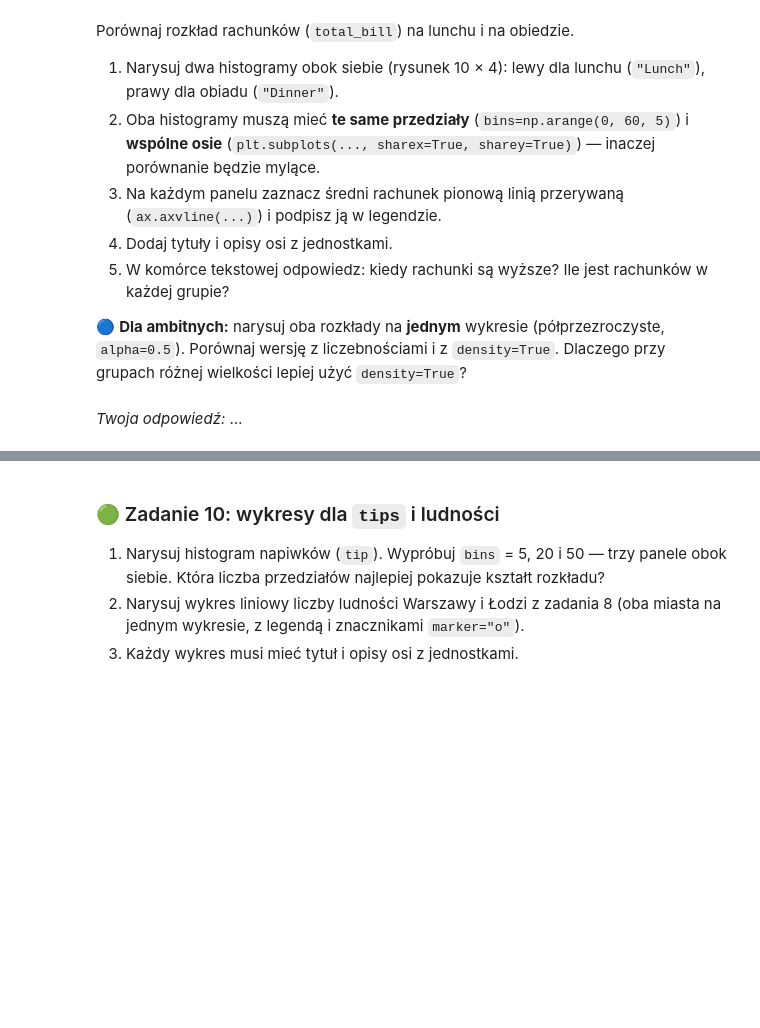
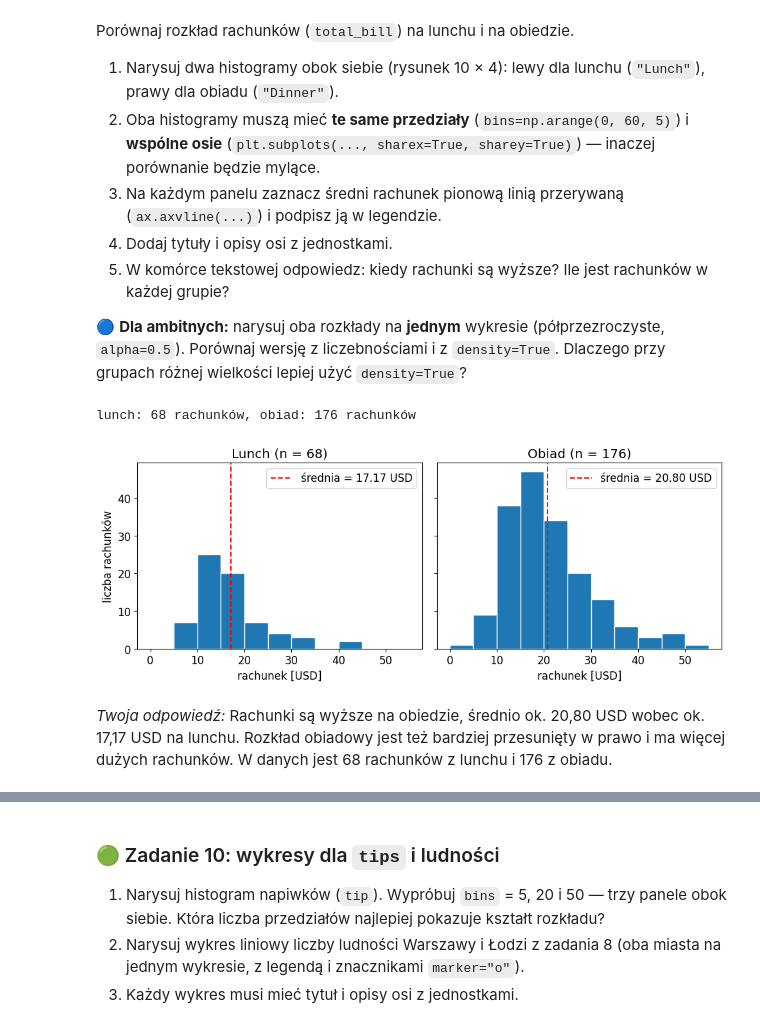
Before and after one commit to kuba11g/Eksploracja_Danych, a Jupyter notebook: ED_Lab1_python_do_analizy_danych.ipynb, the cells around one changed output, grey strips where cells are left out. Drawn from its saved outputs; the diff is of its cells as text; code cells hidden in the pictures; blank space fills up the shorter version.

```diff
--- a/ED_Lab1_python_do_analizy_danych.ipynb
+++ b/ED_Lab1_python_do_analizy_danych.ipynb
@@ -436,7 +854,25 @@ Porównaj rozkład rachunków (`total_bill`) na lunchu i na obiedzie.
 
 🔵 **Dla ambitnych:** narysuj oba rozkłady na **jednym** wykresie (półprzezroczyste, `alpha=0.5`). Porównaj wersję z liczebnościami i z `density=True`. Dlaczego przy grupach różnej wielkości lepiej użyć `density=True`?
 # %%
-# TODO
+lunch = df.loc[df["time"] == "Lunch", "total_bill"]
+obiad = df.loc[df["time"] == "Dinner", "total_bill"]
+bins = np.arange(0, 60, 5)
+
+fig, axs = plt.subplots(1, 2, figsize=(10, 4), sharex=True, sharey=True)
+for ax, dane, nazwa in zip(axs, [lunch, obiad], ["Lunch", "Obiad"]):
+    ax.hist(dane, bins=bins, edgecolor="white")
+    ax.axvline(dane.mean(), color="red", linestyle="--",
+               label=f"średnia = {dane.mean():.2f} USD")
+    ax.set_title(f"{nazwa} (n = {len(dane)})")
+    ax.set_xlabel("rachunek [USD]")
+    ax.legend()
+axs[0].set_ylabel("liczba rachunków")
+fig.tight_layout()
+
+print("lunch:", len(lunch), "rachunków, obiad:", len(obiad), "rachunków")
+# %% [output]
+lunch: 68 rachunków, obiad: 176 rachunków
+[figure, added]
 # %% [markdown]
-*Twoja odpowiedź:* …
+*Twoja odpowiedź:* Rachunki są wyższe na obiedzie, średnio ok. 20,80 USD wobec ok. 17,17 USD na lunchu. Rozkład obiadowy jest też bardziej przesunięty w prawo i ma więcej dużych rachunków. W danych jest 68 rachunków z lunchu i 176 z obiadu.
 # %%
```
Also changed, not shown: parts of 44 cells of this notebook.
